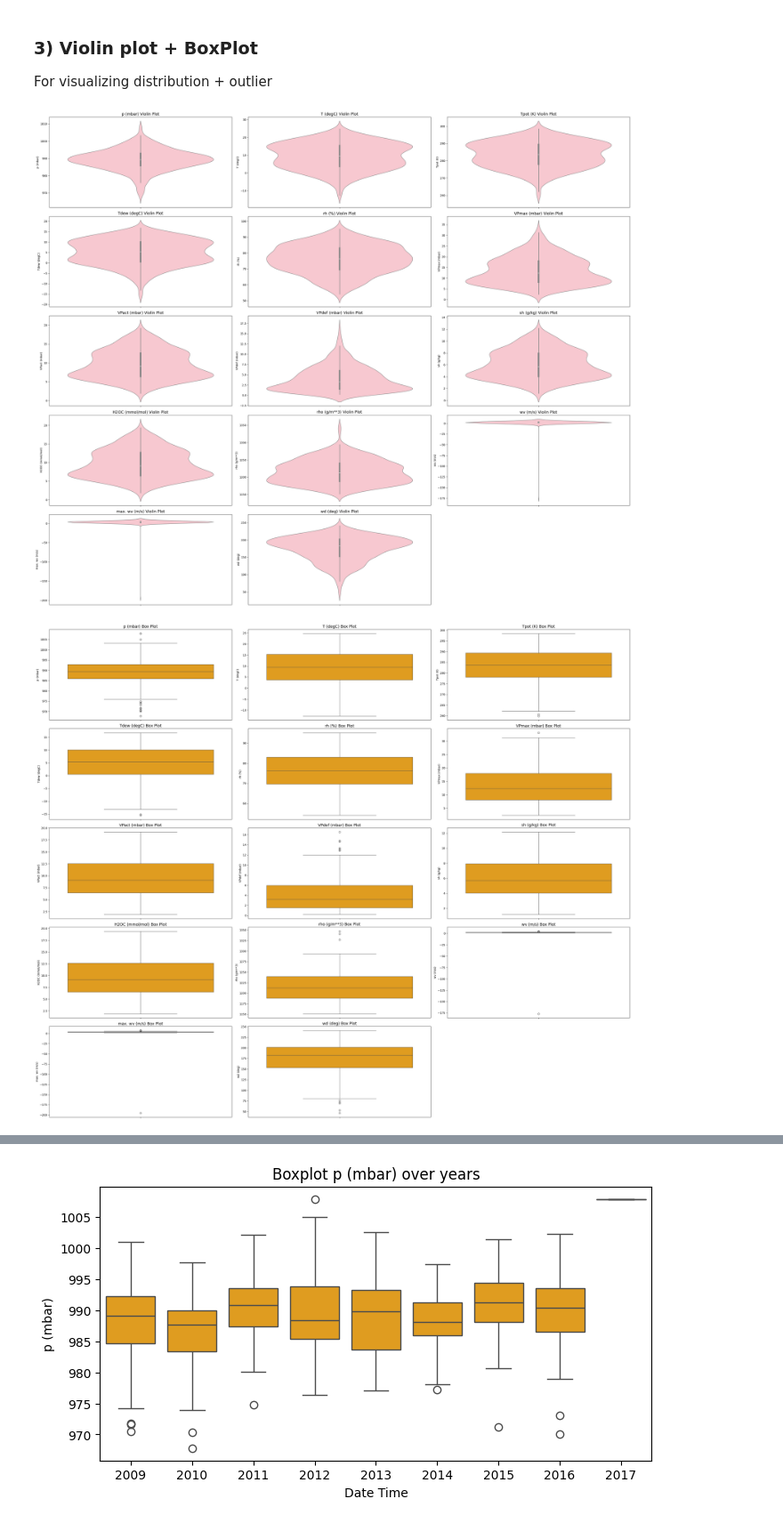
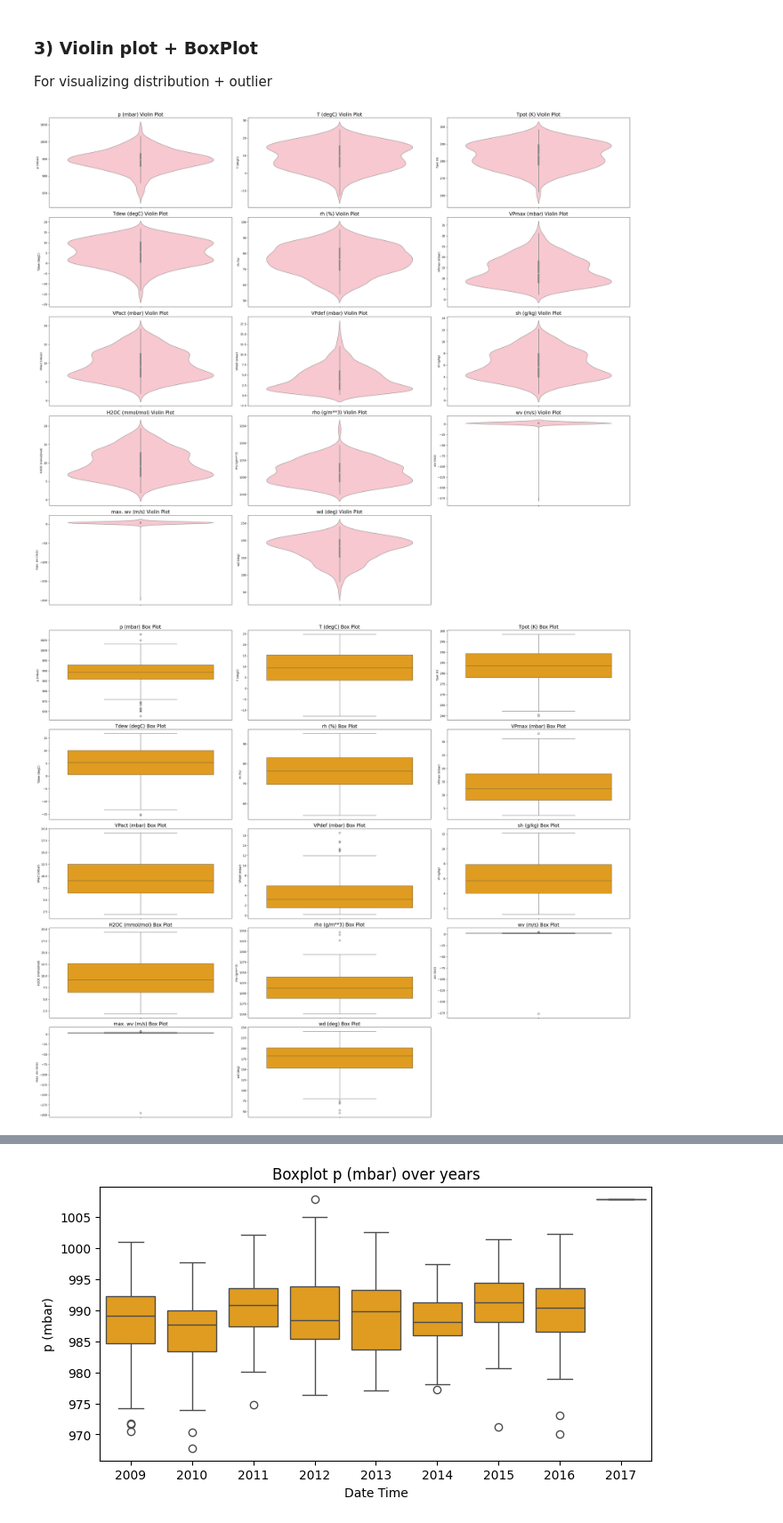
Before and after one commit to alelovo/StatisticalModels_project, a Jupyter notebook: EDA.ipynb, the cells around one changed output, grey strips where cells are left out. Shown: that part at 89% size. Drawn from its saved outputs; the diff is of its cells as text; code cells hidden in the pictures.

```diff
--- a/EDA.ipynb
+++ b/EDA.ipynb
@@ -83,8 +83,8 @@ pal = sns.color_palette("husl", n_colors=len(w_df.columns))
 for i, column in enumerate(w_df.columns):
     plt.figure(figsize=(8, 4))
     sns.lineplot(data=w_df, x=w_df.index, y=column, color=pal[i])
-    plt.title(f"Variable - {column}", fontsize=14)
-    plt.xlabel("Index")
+    plt.title(f"{column}", fontsize=17)
+    plt.xlabel("Time")
     plt.ylabel(column)
     plt.show()
 # %% [output]
@@ -126,7 +126,7 @@ axes = axes.flatten()
 
 for i, var in enumerate(variables):
     sns.histplot(w_df[var], bins=20, kde=True, ax=axes[i],color='Blue')
-    axes[i].set_title(f'{var} Distribution', fontsize=14)
+    axes[i].set_title(f'{var} Distribution', fontsize=17)
     axes[i].set_xlabel(var)
     axes[i].set_ylabel('Frequency')
 
@@ -154,7 +154,7 @@ axes = axes.flatten()
 
 for i, var in enumerate(variables):
     sns.violinplot(y=w_df[var], ax=axes[i],color='Pink')
-    axes[i].set_title(f'{var} Violin Plot', fontsize=14)
+    axes[i].set_title(f'{var} Violin Plot', fontsize=17)
     axes[i].set_xlabel('')
     axes[i].set_ylabel(var)
 
@@ -164,30 +164,31 @@ for j in range(i + 1, len(axes)):
 plt.tight_layout()
 plt.show()
 # %% [output]
-[figure, old version]
+[figure, new version]
 # %%
+# CUMULATIVE BOXPLOTs
 variables = w_df.columns
 n_vars = len(variables)
 
 n_cols = 3
 n_rows = (n_vars + n_cols - 1) // n_cols
 
 fig, axes = plt.subplots(n_rows, n_cols, figsize=(10 * n_cols, 5 * n_rows))
 axes = axes.flatten()
 
 for i, var in enumerate(variables):
     sns.boxplot(y=w_df[var], ax=axes[i],color='Orange')
-    axes[i].set_title(f'{var} Box Plot', fontsize=14)
+    axes[i].set_title(f'{var} Box Plot', fontsize=17)
     axes[i].set_xlabel('')
     axes[i].set_ylabel(var)
 
 for j in range(i + 1, len(axes)):
     fig.delaxes(axes[j])
 
 plt.tight_layout()
 plt.show()
 # %% [output]
-[figure, old version]
+[figure, new version]
 # %% [markdown]
 From this we notice that we have some outliers expecially in:
 
```
Also changed, not shown: parts of 12 cells of this notebook, 4 other files.
